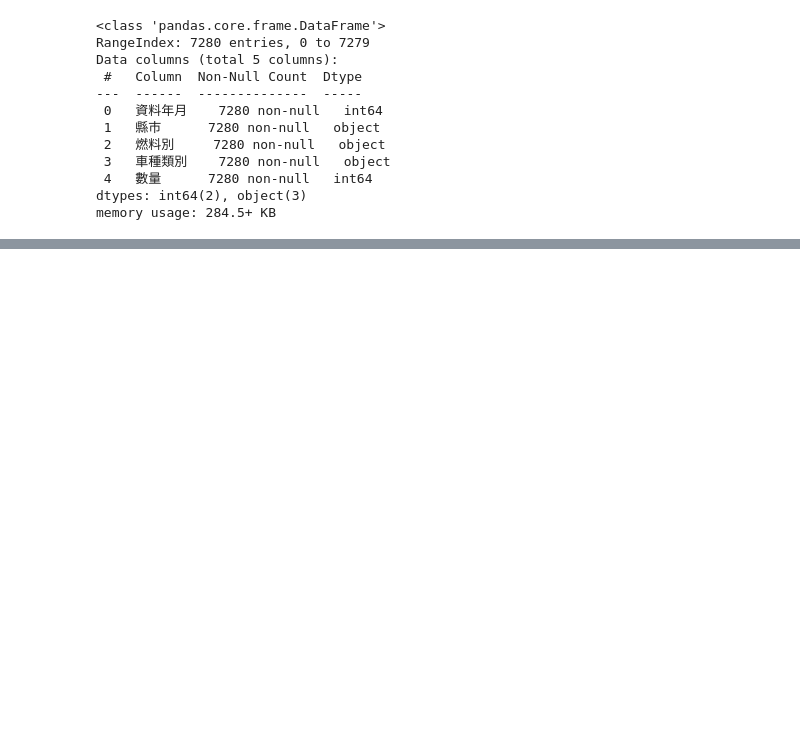
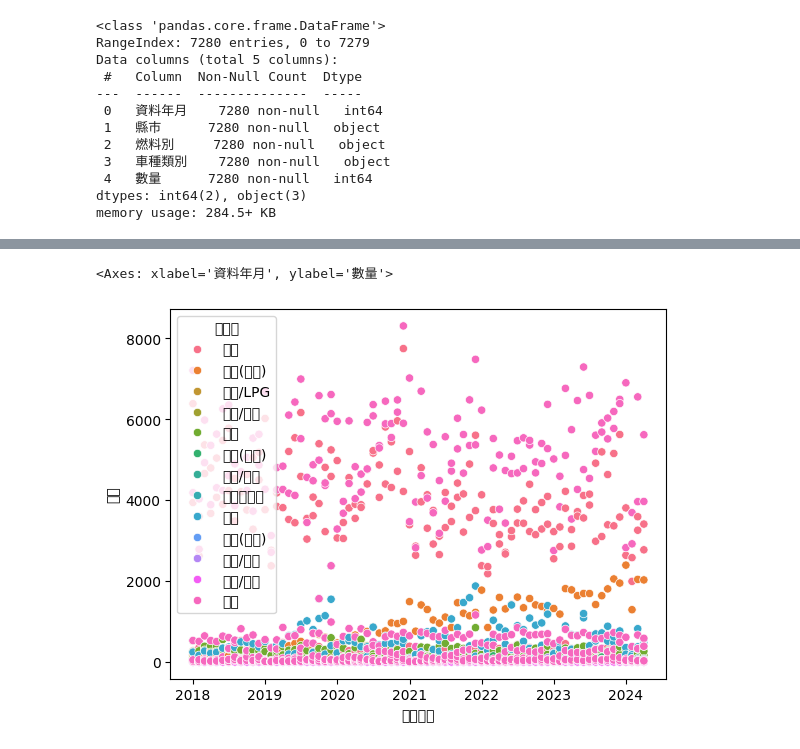
Before and after one commit to lilyleungch/erbscope99, a Jupyter notebook: data_cleansing/data_ploting.ipynb, the cells around one changed output, grey strips where cells are left out. Cells and saved outputs as stored; diff of their text form; code cells hidden in the pictures; blank space fills up the shorter version.

```diff
--- a/data_cleansing/data_ploting.ipynb
+++ b/data_cleansing/data_ploting.ipynb
@@ -88,0 +70,5 @@ ModuleNotFoundError: No module named 'ctlorem'
+# %%
+sns.scatterplot(data = taipei_sales_after_2023, x=taipei_sales_after_2023.index ,y='數量', hue = '燃料別')
+# %% [output]
+<Axes: xlabel='資料年月', ylabel='數量'>
+[figure, added]
```
Also changed, not shown: parts of 5 cells of this notebook.
